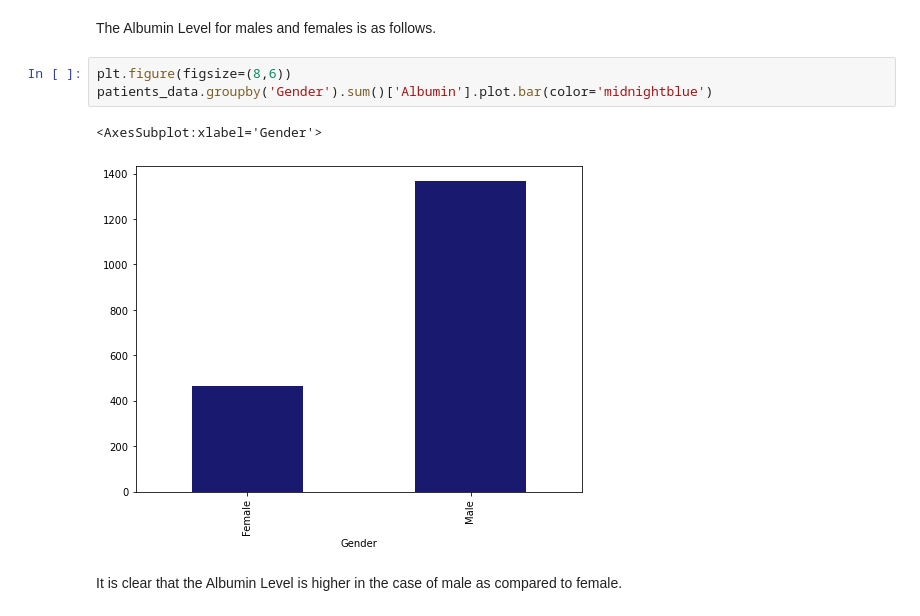
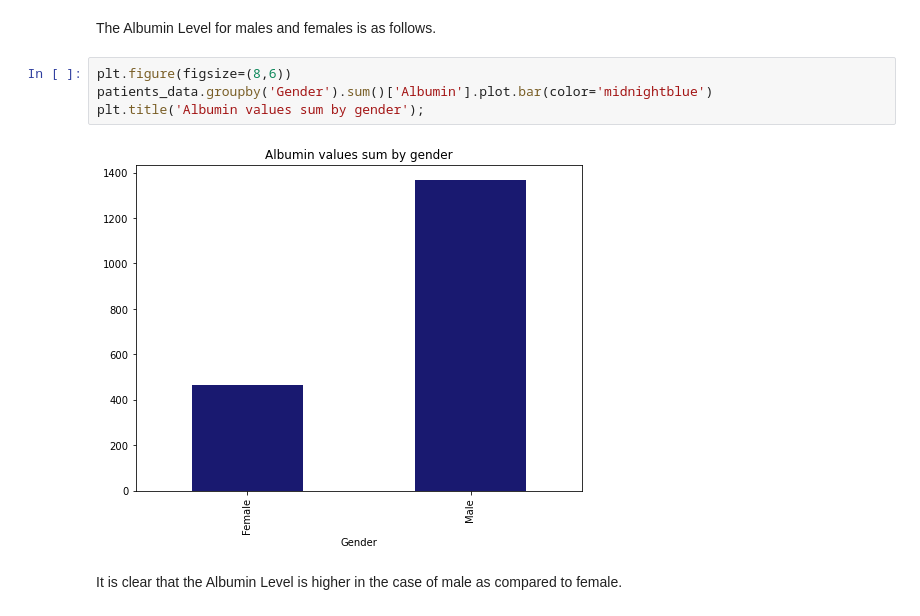
Before and after one commit to unh-projects/liver-disease-detection, a Jupyter notebook: liver-disease-EDA.ipynb, the cells around one changed output. Cells and saved outputs as stored; diff of their text form.

```diff
--- a/liver-disease-EDA.ipynb
+++ b/liver-disease-EDA.ipynb
@@ -151,9 +152,9 @@ The Albumin Level for males and females is as follows.
 # %%
 plt.figure(figsize=(8,6))
 patients_data.groupby('Gender').sum()['Albumin'].plot.bar(color='midnightblue')
+plt.title('Albumin values sum by gender');
 # %% [output]
-<AxesSubplot:xlabel='Gender'>
-[figure, old version]
+[figure, new version]
 # %% [markdown]
 It is clear that the Albumin Level is higher in the case of male as compared to female.
 # %% [markdown]
```
Also changed, not shown: parts of 3 cells of this notebook.
